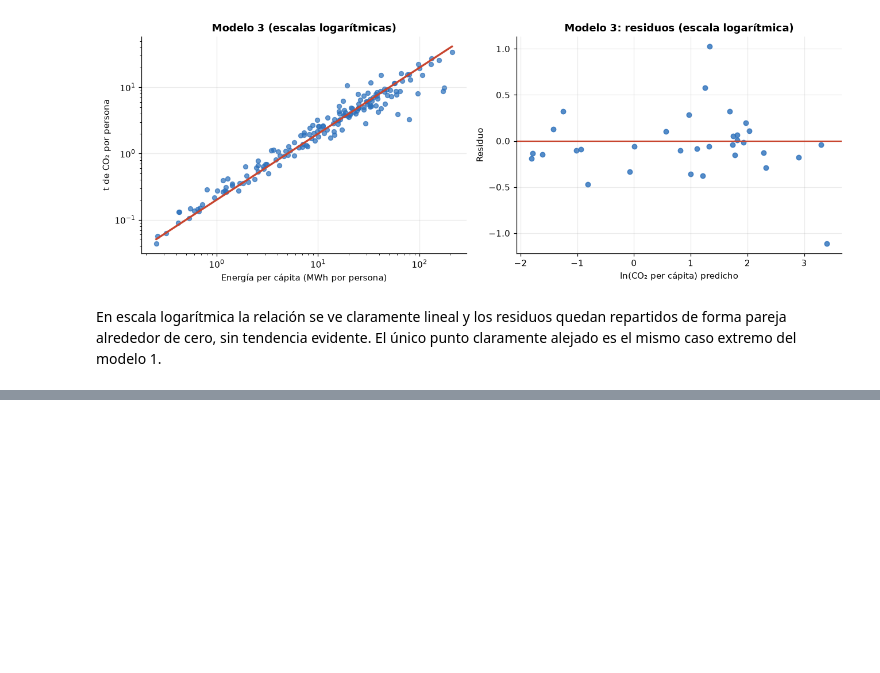
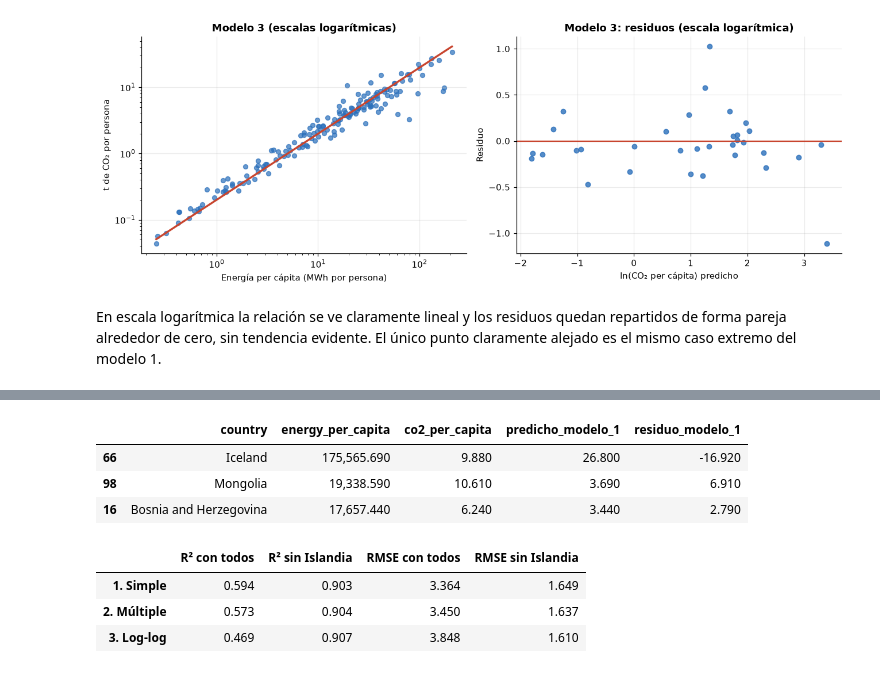
Before and after one commit to SebastianJerez18/proyecto-final-co2, a Jupyter notebook: notebooks/03_modelo_regresion.ipynb, the cells around one changed output, grey strips where cells are left out. Saved outputs shown, nothing was run; the diff lists cells and outputs as text; code cells hidden in the pictures; blank space fills up the shorter version.

```diff
--- a/notebooks/03_modelo_regresion.ipynb
+++ b/notebooks/03_modelo_regresion.ipynb
@@ -167,0 +192,27 @@ En escala logarítmica la relación se ve claramente lineal y los residuos queda
+# %%
+prueba = limpio.loc[y_te.index, ["country", "energy_per_capita", "co2_per_capita"]].copy()
+prueba["predicho_modelo_1"] = pred1
+prueba["residuo_modelo_1"] = prueba["co2_per_capita"] - prueba["predicho_modelo_1"]
+display(prueba.reindex(prueba["residuo_modelo_1"].abs().sort_values(ascending=False).index).head(3).round(2))
+
+mask = (prueba["country"] != "Iceland").values
+real = y_te.values
+filas = {}
+for nombre, pred in {"1. Simple": pred1, "2. Múltiple": pred2, "3. Log-log": pred3}.items():
+    pred = np.asarray(pred)
+    filas[nombre] = {
+        "R² con todos": r2_score(real, pred),
+        "R² sin Islandia": r2_score(real[mask], pred[mask]),
+        "RMSE con todos": np.sqrt(mean_squared_error(real, pred)),
+        "RMSE sin Islandia": np.sqrt(mean_squared_error(real[mask], pred[mask])),
+    }
+pd.DataFrame(filas).T
+# %% [output]
+|  | country | energy_per_capita | co2_per_capita | predicho_modelo_1 | residuo_modelo_1 |
+| 66 | Iceland | 175,565.690 | 9.880 | 26.800 | -16.920 |
+| 98 | Mongolia | 19,338.590 | 10.610 | 3.690 | 6.910 |
+| 16 | Bosnia and Herzegovina | 17,657.440 | 6.240 | 3.440 | 2.790 |
+|  | R² con todos | R² sin Islandia | RMSE con todos | RMSE sin Islandia |
+| 1. Simple | 0.594 | 0.903 | 3.364 | 1.649 |
+| 2. Múltiple | 0.573 | 0.904 | 3.450 | 1.637 |
+| 3. Log-log | 0.469 | 0.907 | 3.848 | 1.610 |
```
Also changed, not shown: parts of 10 cells of this notebook.
